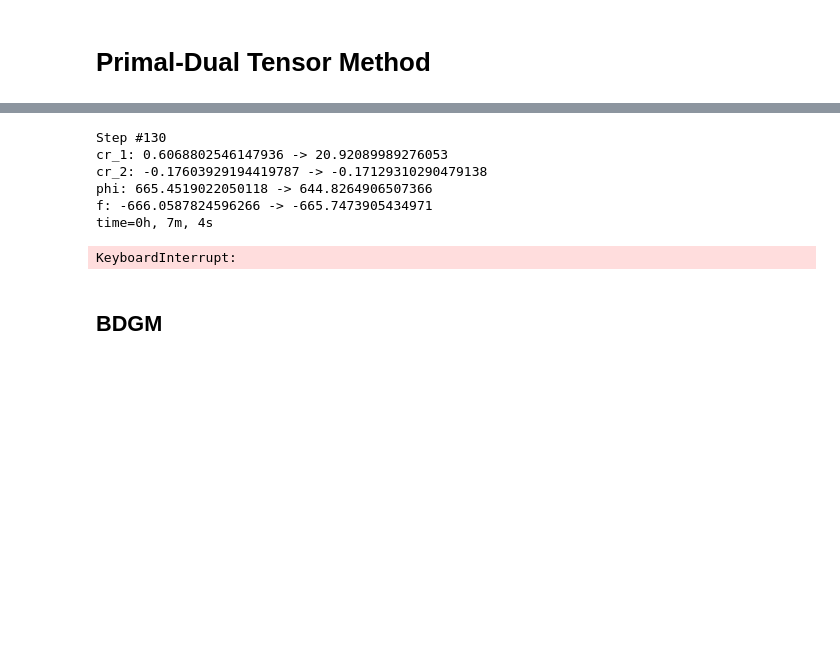
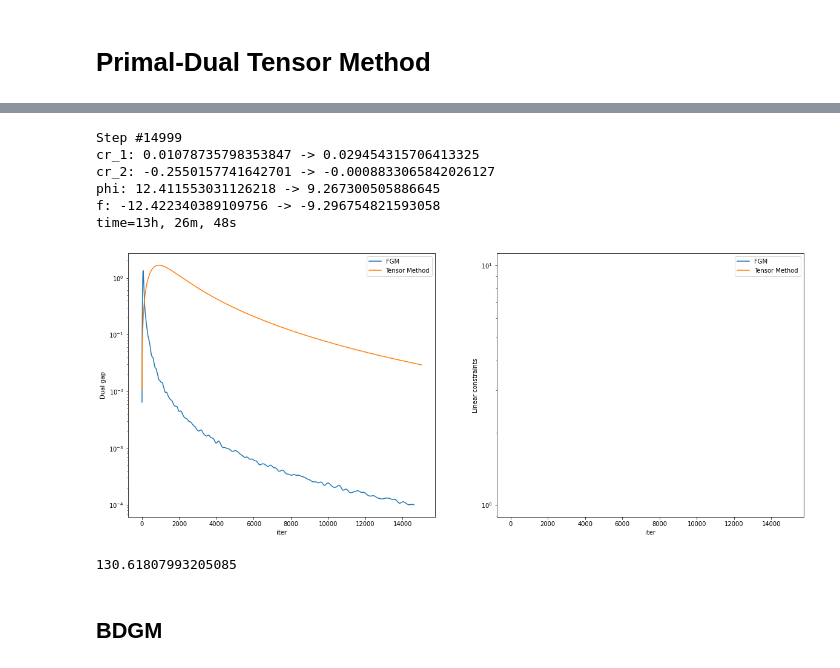
Before and after one commit to postrou/OPTAMI, a Jupyter notebook: primal_dual.ipynb, the cells around one changed output, grey strips where cells are left out. Cells and saved outputs as stored; diff of their text form; code cells hidden in the pictures; blank space fills up the shorter version.

```diff
--- a/primal_dual.ipynb
+++ b/primal_dual.ipynb
@@ -209,28 +214,32 @@ optimizer = PrimalDualAccelerated(
     M_p=M_p,
     p_order=torch.tensor(3, device=device),
     eps=0.01,
-    calculate_primal_var=lambda lamb: calculate_x(lamb, n, M_matrix / gamma, ones)
+    calculate_primal_var=lambda lamb: calculate_x(lamb, n, gamma, M_matrix / gamma, ones)
 )
 # %%
 optimizer, i, cr_1, cr_2 = run_experiment(
     M_p,
     gamma,
     eps,
     image_index,
     optimizer=optimizer,
-    max_steps=1000,
-    fgm_cr_1_list=None,
-    fgm_cr_2_list=None,
+    max_steps=15000,
+    fgm_cr_1_list=fgm_cr_1_list,
+    fgm_cr_2_list=fgm_cr_2_list,
     device=device
 )
 # %% [output]
-Step #130
-cr_1: 0.6068802546147936 -> 20.92089989276053
-cr_2: -0.17603929194419787 -> -0.17129310290479138
-phi: 665.4519022050118 -> 644.8264906507366
-f: -666.0587824596266 -> -665.7473905434971
-time=0h, 7m, 4s
+Step #14999
+cr_1: 0.01078735798353847 -> 0.029454315706413325
+cr_2: -0.2550157741642701 -> -0.0008833065842026127
+phi: 12.411553031126218 -> 9.267300505886645
+f: -12.422340389109756 -> -9.296754821593058
+time=13h, 26m, 48s
-KeyboardInterrupt:
+[figure, added]
+# %%
+optimizer.param_groups[0]['params'][0].norm().item()
+# %% [output]
+130.61807993205085
 # %% [markdown]
 ## BDGM
 # %%
```
Also changed, not shown: parts of 19 cells of this notebook.
